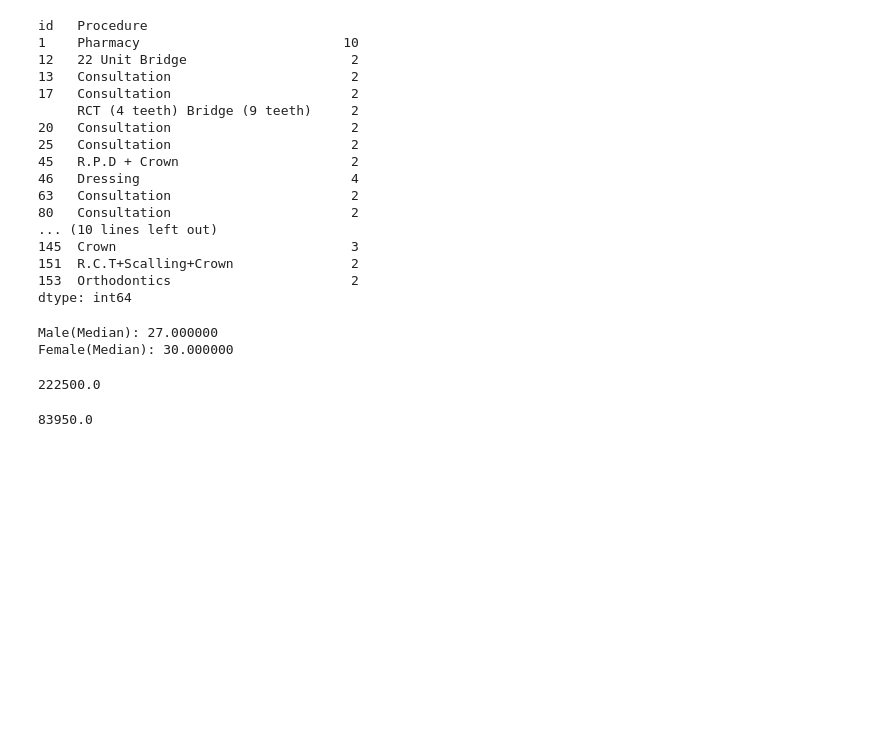
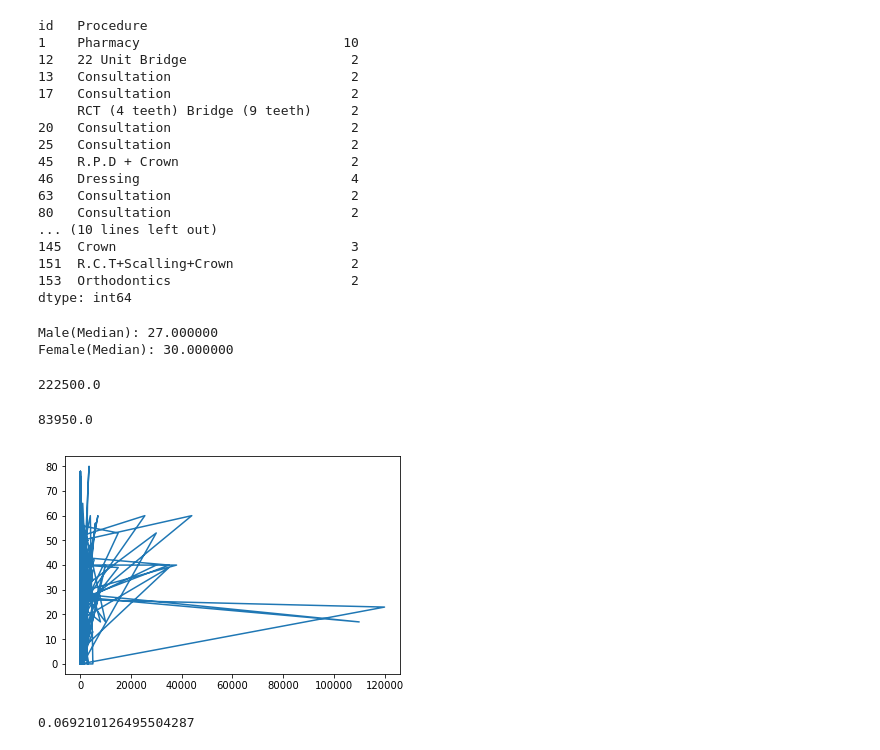
Before and after one commit to DataIntelligenceHub/Python-Assignment-2, a Jupyter notebook: AmmarPythonAssignment2.ipynb, the cells around one changed output. Saved outputs shown, nothing was run; the diff lists cells and outputs as text; code cells hidden in the pictures; blank space fills up the shorter version.

Commit message:
Question 16
Age list is taken form previous question. The plot is not giving
satifying answer but the value of correlation
says that there is no strong relation between Age and Total Charges

```diff
--- a/AmmarPythonAssignment2.ipynb
+++ b/AmmarPythonAssignment2.ipynb
@@ -287,3 +287,20 @@ for i in range(0, len(consultTotal)):
 sum(consultTotal)
 # %% [output]
 83950.0
+# %%
+# Question 16. Is there a relation between Age and Total Charges paid?
+# Age list is taken form previous question. The plot is not giving satifying answer but the value of correlation
+# says that there is no strong relation between Age and Total Charges
+pTotal = df.TotalCharges
+pTotal = list(pTotal)
+for i in range(0,len(pTotal)):
+    pTotal[i] = str(pTotal[i]).replace("nan", "0")
+    pTotal[i] = str(pTotal[i]).replace("Cancelled", "0")
+    pTotal[i] = float(pTotal[i])
+pTotal
+plt.plot(pTotal, age)
+plt.show()
+np.corrcoef(age, pTotal)[0,1]
+# %% [output]
+[figure, added]
+0.069210126495504287
```
